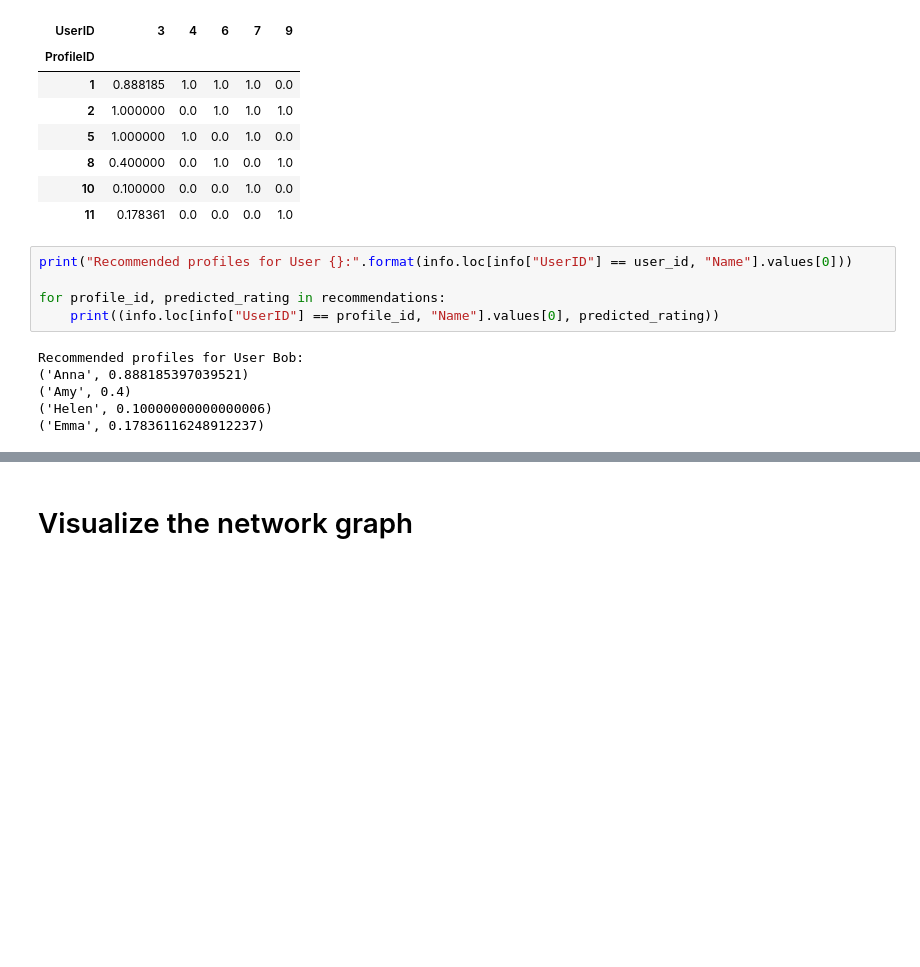
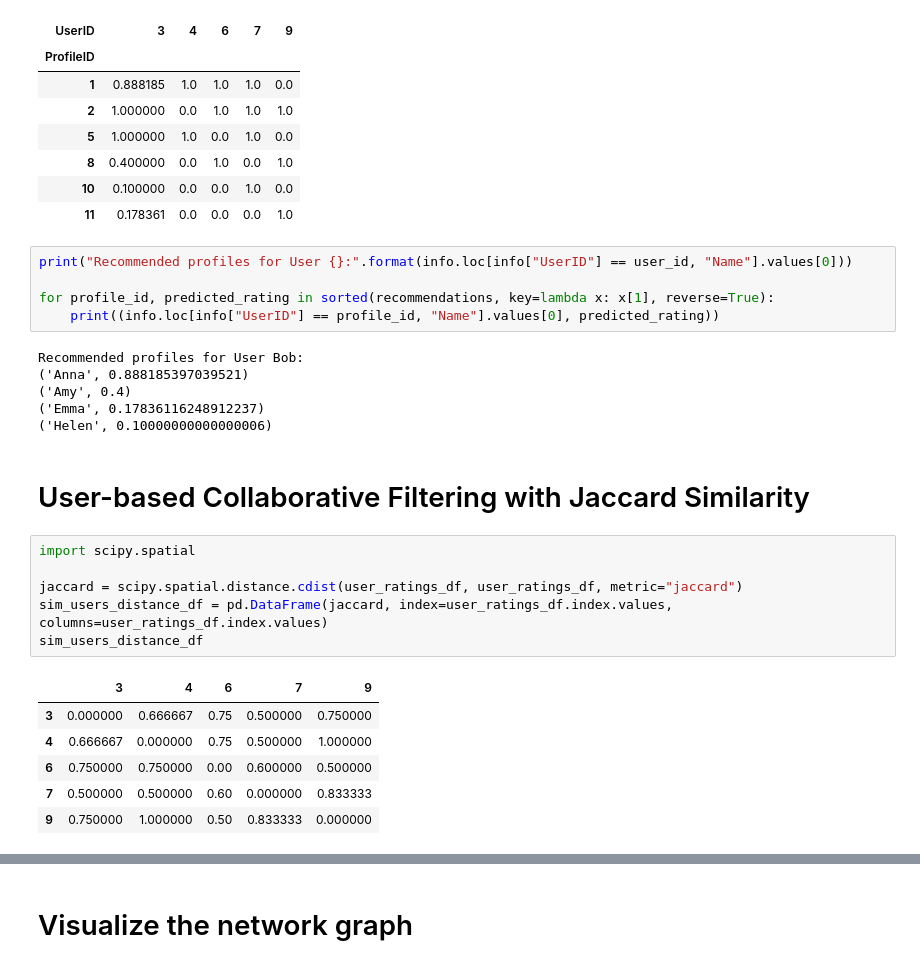
Before and after one commit to IamMrandrew/recommender-system-collaborative-filtering, a Jupyter notebook: RecommenderSystemCollaborativeFiltering.ipynb, the cells around one changed output, grey strips where cells are left out. Saved outputs shown, nothing was run; the diff lists cells and outputs as text; blank space fills up the shorter version.

```diff
--- a/RecommenderSystemCollaborativeFiltering.ipynb
+++ b/RecommenderSystemCollaborativeFiltering.ipynb
@@ -282,11 +282,26 @@ The predicted rating for User 3 and Profile 11 is: 0.17836116248912237
 # %%
 print("Recommended profiles for User {}:".format(info.loc[info["UserID"] == user_id, "Name"].values[0]))
 
-for profile_id, predicted_rating in recommendations:
+for profile_id, predicted_rating in sorted(recommendations, key=lambda x: x[1], reverse=True):
     print((info.loc[info["UserID"] == profile_id, "Name"].values[0], predicted_rating))
 # %% [output]
 Recommended profiles for User Bob:
 ('Anna', 0.888185397039521)
 ('Amy', 0.4)
+('Emma', 0.17836116248912237)
 ('Helen', 0.10000000000000006)
-('Emma', 0.17836116248912237)
+# %% [markdown]
+# User-based Collaborative Filtering with Jaccard Similarity
+# %%
+import scipy.spatial
+
+jaccard = scipy.spatial.distance.cdist(user_ratings_df, user_ratings_df, metric="jaccard")
+sim_users_distance_df = pd.DataFrame(jaccard, index=user_ratings_df.index.values, columns=user_ratings_df.index.values)
+sim_users_distance_df
+# %% [output]
+|  | 3 | 4 | 6 | 7 | 9 |
+| 3 | 0.000000 | 0.666667 | 0.75 | 0.500000 | 0.750000 |
+| 4 | 0.666667 | 0.000000 | 0.75 | 0.500000 | 1.000000 |
+| 6 | 0.750000 | 0.750000 | 0.00 | 0.600000 | 0.500000 |
+| 7 | 0.500000 | 0.500000 | 0.60 | 0.000000 | 0.833333 |
+| 9 | 0.750000 | 1.000000 | 0.50 | 0.833333 | 0.000000 |
```
Also changed, not shown: parts of 5 cells of this notebook.
